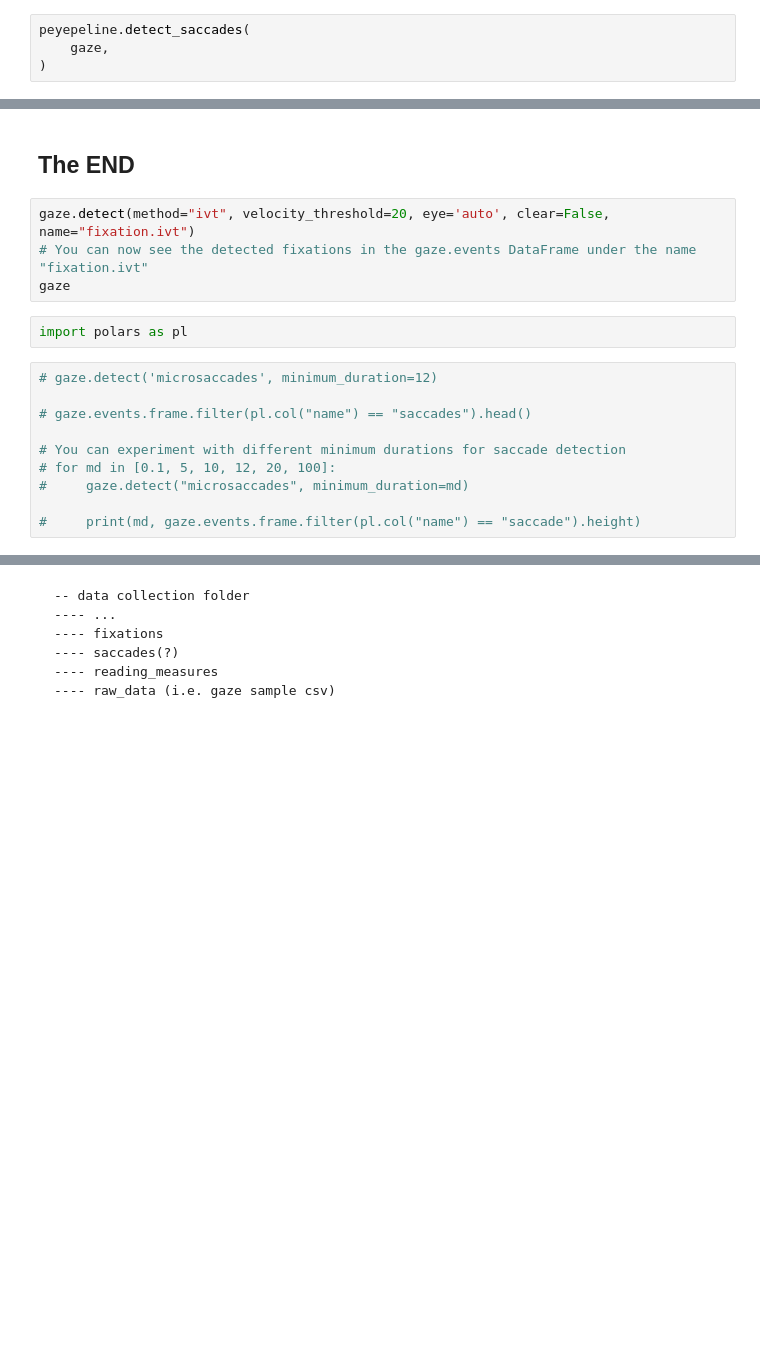
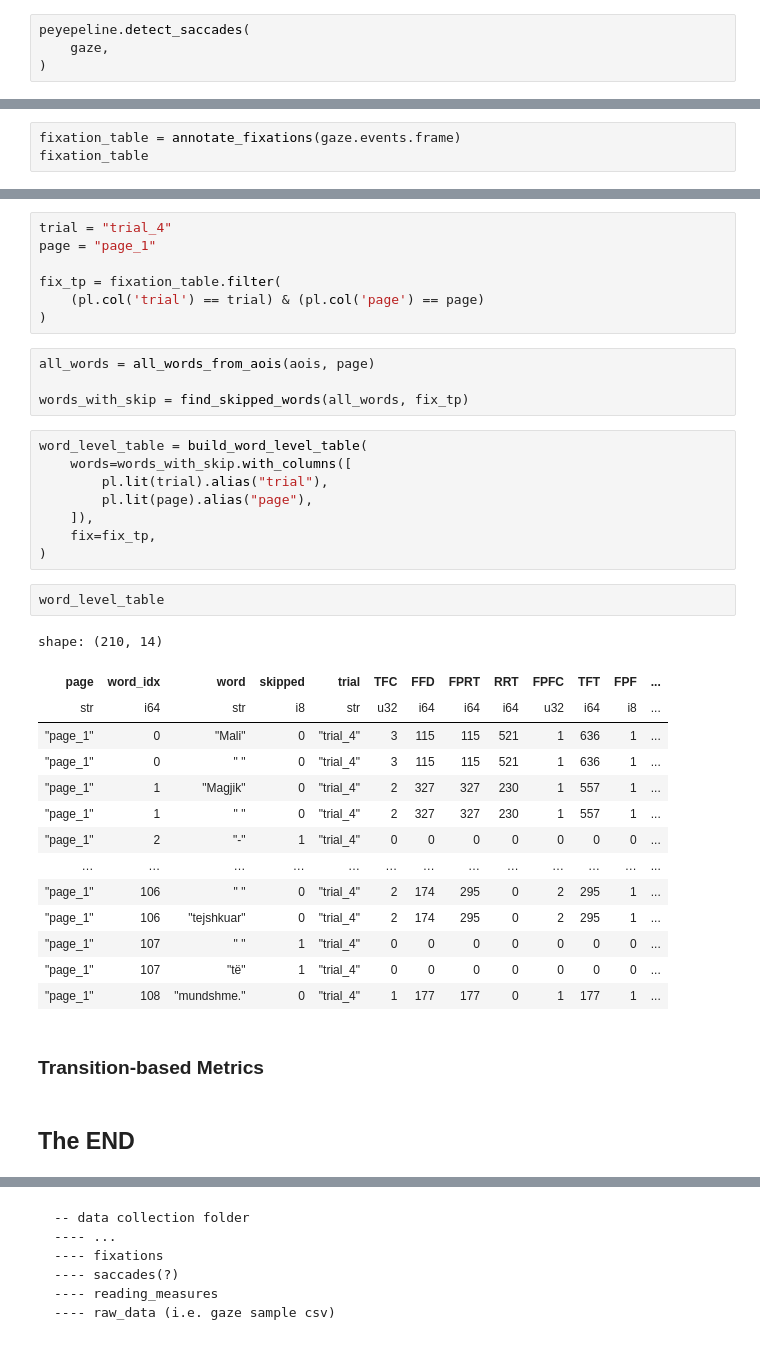
Before and after one commit to MultiplEYE-COST/multipleye-preprocessing, a Jupyter notebook: preprocessing.ipynb, the cells around one changed output, grey strips where cells are left out. Drawn from its saved outputs; the diff is of its cells as text; blank space fills up the shorter version.

Commit message:
added functionality to create word-level fixation table and calcualte fixation-based readin

```diff
--- a/preprocessing.ipynb
+++ b/preprocessing.ipynb
@@ -235,0 +173,3 @@ multipleye.create_session_overview(sess.session_identifier, path=output_folder)
+# %%
+fixation_table = annotate_fixations(gaze.events.frame)
+fixation_table
@@ -236,18 +191,40 @@ multipleye.create_session_overview(sess.session_identifier, path=output_folder)
+# %%
+trial = "trial_4"
+page = "page_1"
+
+fix_tp = fixation_table.filter(
+    (pl.col('trial') == trial) & (pl.col('page') == page)
+)
+# %%
+all_words = all_words_from_aois(aois, page)
+
+words_with_skip = find_skipped_words(all_words, fix_tp)
+# %%
+word_level_table = build_word_level_table(
+    words=words_with_skip.with_columns([
+        pl.lit(trial).alias("trial"),
+        pl.lit(page).alias("page"),
+    ]),
+    fix=fix_tp,
+)
+# %%
+word_level_table
+# %% [output]
+shape: (210, 14)
+| page | word_idx | word | skipped | trial | TFC | FFD | FPRT | RRT | FPFC | TFT | FPF | ... |
+| str | i64 | str | i8 | str | u32 | i64 | i64 | i64 | u32 | i64 | i8 | ... |
+| "page_1" | 0 | "Mali" | 0 | "trial_4" | 3 | 115 | 115 | 521 | 1 | 636 | 1 | ... |
+| "page_1" | 0 | " " | 0 | "trial_4" | 3 | 115 | 115 | 521 | 1 | 636 | 1 | ... |
+| "page_1" | 1 | "Magjik" | 0 | "trial_4" | 2 | 327 | 327 | 230 | 1 | 557 | 1 | ... |
+| "page_1" | 1 | " " | 0 | "trial_4" | 2 | 327 | 327 | 230 | 1 | 557 | 1 | ... |
+| "page_1" | 2 | "-" | 1 | "trial_4" | 0 | 0 | 0 | 0 | 0 | 0 | 0 | ... |
+| … | … | … | … | … | … | … | … | … | … | … | … | ... |
+| "page_1" | 106 | " " | 0 | "trial_4" | 2 | 174 | 295 | 0 | 2 | 295 | 1 | ... |
+| "page_1" | 106 | "tejshkuar" | 0 | "trial_4" | 2 | 174 | 295 | 0 | 2 | 295 | 1 | ... |
+| "page_1" | 107 | " " | 1 | "trial_4" | 0 | 0 | 0 | 0 | 0 | 0 | 0 | ... |
+| "page_1" | 107 | "të" | 1 | "trial_4" | 0 | 0 | 0 | 0 | 0 | 0 | 0 | ... |
+| "page_1" | 108 | "mundshme." | 0 | "trial_4" | 1 | 177 | 177 | 0 | 1 | 177 | 1 | ... |
+# %% [markdown]
+### Transition-based Metrics
 # %% [markdown]
 ## The END
-# %%
-gaze.detect(method="ivt", velocity_threshold=20, eye='auto', clear=False, name="fixation.ivt")
-# You can now see the detected fixations in the gaze.events DataFrame under the name "fixation.ivt"
-gaze
-# %%
-import polars as pl
-# %%
-# gaze.detect('microsaccades', minimum_duration=12)
-
-# gaze.events.frame.filter(pl.col("name") == "saccades").head()
-
-# You can experiment with different minimum durations for saccade detection
-# for md in [0.1, 5, 10, 12, 20, 100]:
-#     gaze.detect("microsaccades", minimum_duration=md)
-
-#     print(md, gaze.events.frame.filter(pl.col("name") == "saccade").height)
```
Also changed, not shown: parts of 32 cells of this notebook, 4 other files.
